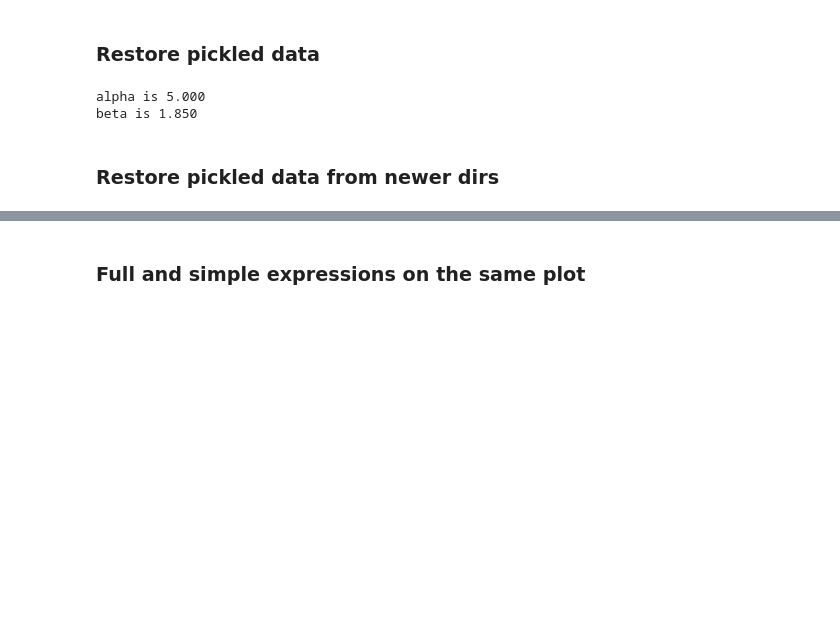
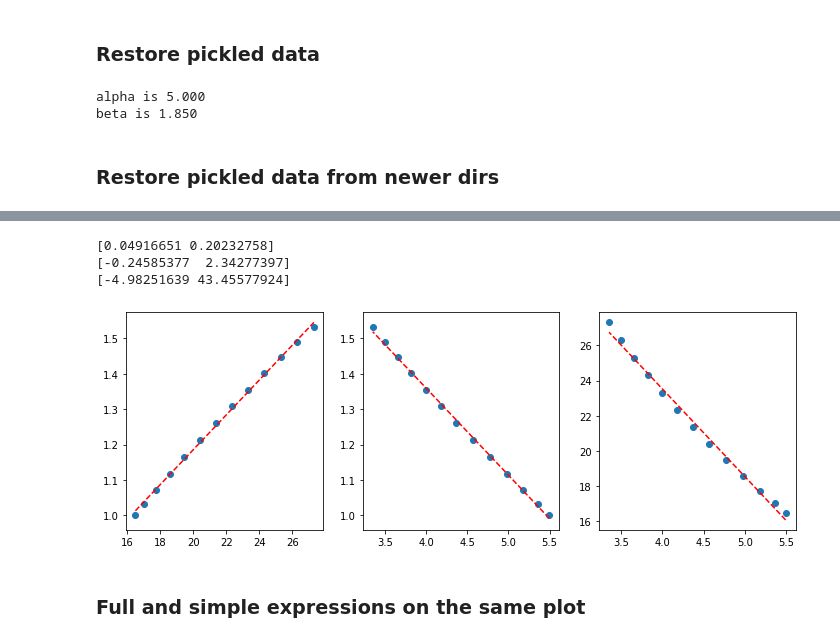
Before and after one commit to adameshel/spatial_autocorrelation, a Jupyter notebook: Autocorr/auto_corr.ipynb, the cells around one changed output, grey strips where cells are left out. Cells and saved outputs as stored; diff of their text form; code cells hidden in the pictures; blank space fills up the shorter version.

```diff
--- a/Autocorr/auto_corr.ipynb
+++ b/Autocorr/auto_corr.ipynb
@@ -665,0 +945,33 @@ beta is 8.500
+# %%
+def relations(x,a,b):
+    return a*x + b
+def get_pars(x,y):
+    pars,_ = curve_fit(
+        f=relations,
+        xdata=x,
+        ydata=y,
+    )
+    return pars
+fig, ax = plt.subplots(1,3,figsize=(12,4))
+ax[0].scatter(alphas,gammas)
+pars = get_pars(alphas,gammas)
+line = relations(alphas,pars[0],pars[1])
+ax[0].plot(alphas,line,'--r')
+print(pars)
+
+ax[1].scatter(betas,gammas)
+pars = get_pars(betas,gammas)
+line = relations(betas,pars[0],pars[1])
+ax[1].plot(betas,line,'--r')
+print(pars)
+
+ax[2].scatter(betas,alphas)
+pars = get_pars(betas,alphas)
+line = relations(betas,pars[0],pars[1])
+ax[2].plot(betas,line,'--r')
+print(pars)
+# %% [output]
+[0.04916651 0.20232758]
+[-0.24585377  2.34277397]
+[-4.98251639 43.45577924]
+[figure, added]
```
Also changed, not shown: parts of 19 cells of this notebook, 2 other files.
